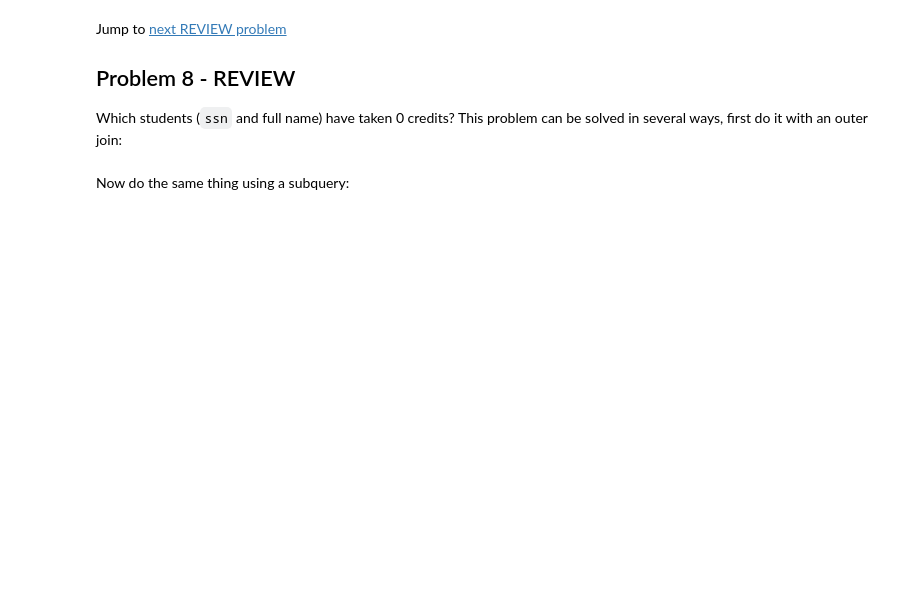
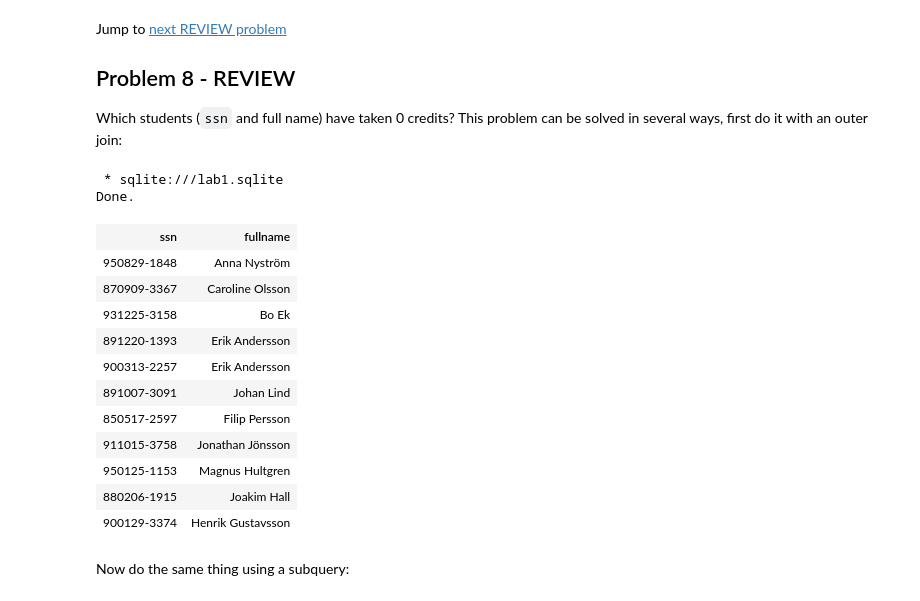
Before and after one commit to sergioferniza/edaf75, a Jupyter notebook: lab01/lab01/lab1.ipynb, the cells around one changed output. Saved outputs shown, nothing was run; the diff lists cells and outputs as text; code cells hidden in the pictures; blank space fills up the shorter version.

```diff
--- a/lab01/lab01/lab1.ipynb
+++ b/lab01/lab01/lab1.ipynb
@@ -555,10 +685,25 @@ Jump to [next REVIEW problem](#problem_8)
 Which students (`ssn` and full name) have taken 0 credits? This problem can be solved in several ways, first do it with an outer join:
 # %%
 %%sql
-SELECT student.ssn, CONCAT(students.first_name, ' ', students.last_name) AS fullname
-FROM student
-OUTER JOIN taken_courses ON (students.ssn = taken_courses.ssn)
+SELECT students.ssn, (students.first_name|| ' ' ||students.last_name) AS fullname
+FROM students
+LEFT JOIN taken_courses ON (students.ssn = taken_courses.ssn)
 WHERE taken_courses.ssn IS NULL;
+# %% [output]
+ * sqlite:///lab1.sqlite
+Done.
+| ssn | fullname |
+| 950829-1848 | Anna Nyström |
+| 870909-3367 | Caroline Olsson |
+| 931225-3158 | Bo Ek |
+| 891220-1393 | Erik Andersson |
+| 900313-2257 | Erik Andersson |
+| 891007-3091 | Johan Lind |
+| 850517-2597 | Filip Persson |
+| 911015-3758 | Jonathan Jönsson |
+| 950125-1153 | Magnus Hultgren |
+| 880206-1915 | Joakim Hall |
+| 900129-3374 | Henrik Gustavsson |
 # %% [markdown]
 Now do the same thing using a subquery:
 # %%
```
Also changed, not shown: parts of 29 cells of this notebook, 3 other files.
